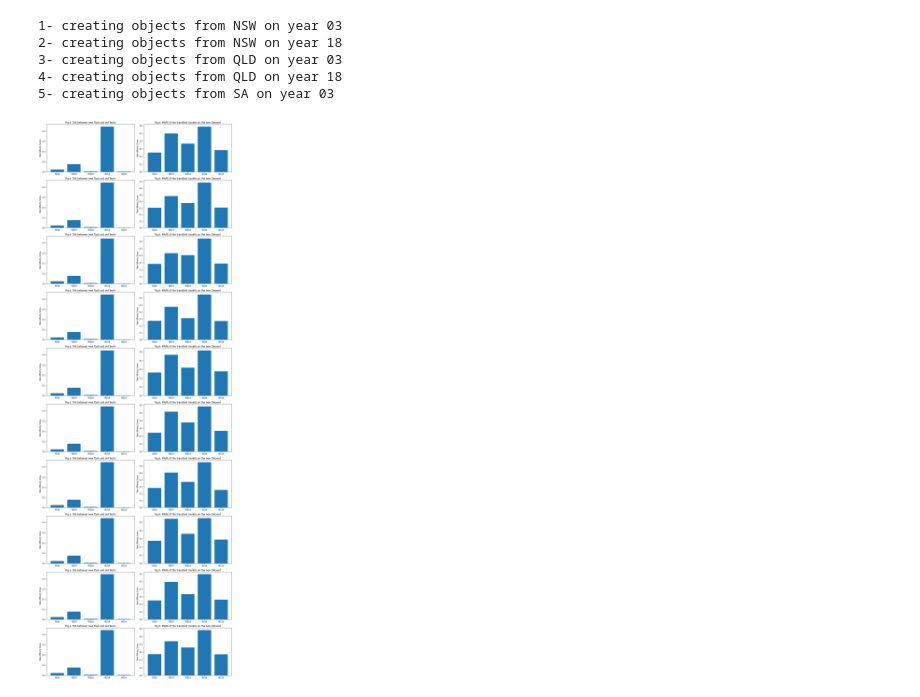
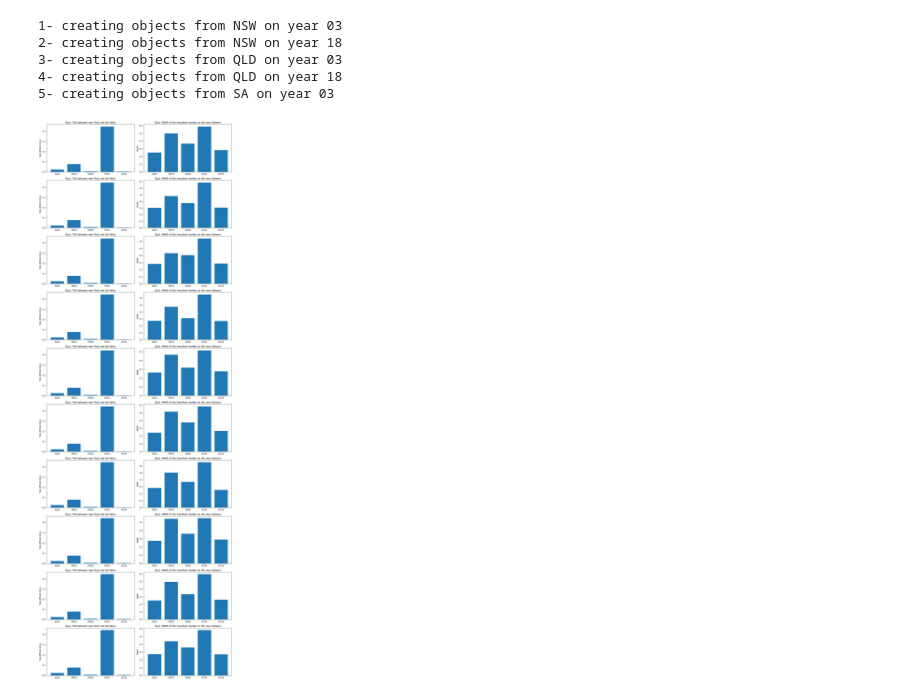
Before and after one commit to ahmedrebei/ADTL, a Jupyter notebook: experiment_2/experiement2.ipynb, the cells around one changed output. Drawn from its saved outputs; the diff is of its cells as text; code cells hidden in the pictures.

```diff
--- a/experiment_2/experiement2.ipynb
+++ b/experiment_2/experiement2.ipynb
@@ -101,16 +101,16 @@ for _ in range(iteration_number):
 # %%
 fig, axes = plt.subplots(10, 2,  figsize=(14, 40))
 for i in range(10):
     xlabel = [i+j for i, j in meta_support_austalian_data]
     axes[i, 0].bar(xlabel, experiment_iteration_result[i][0])
     axes[i, 0].set_ylabel('Task Affinity Score')
     axes[i, 0].set_title('Fig a: TAS between new Task and old Tasks')
 
     axes[i, 1].bar(xlabel, experiment_iteration_result[i][1])
-    axes[i, 1].set_ylabel('Task Affinity Score')
+    axes[i, 1].set_ylabel('MAPE')
     axes[i, 1].set_title('Fig b: MAPE of the transferd models on the new Dataset')
 
 plt.tight_layout()
 plt.show()
 # %% [output]
-[figure, old version]
+[figure, new version]
```
Also changed, not shown: parts of 4 cells of this notebook.
